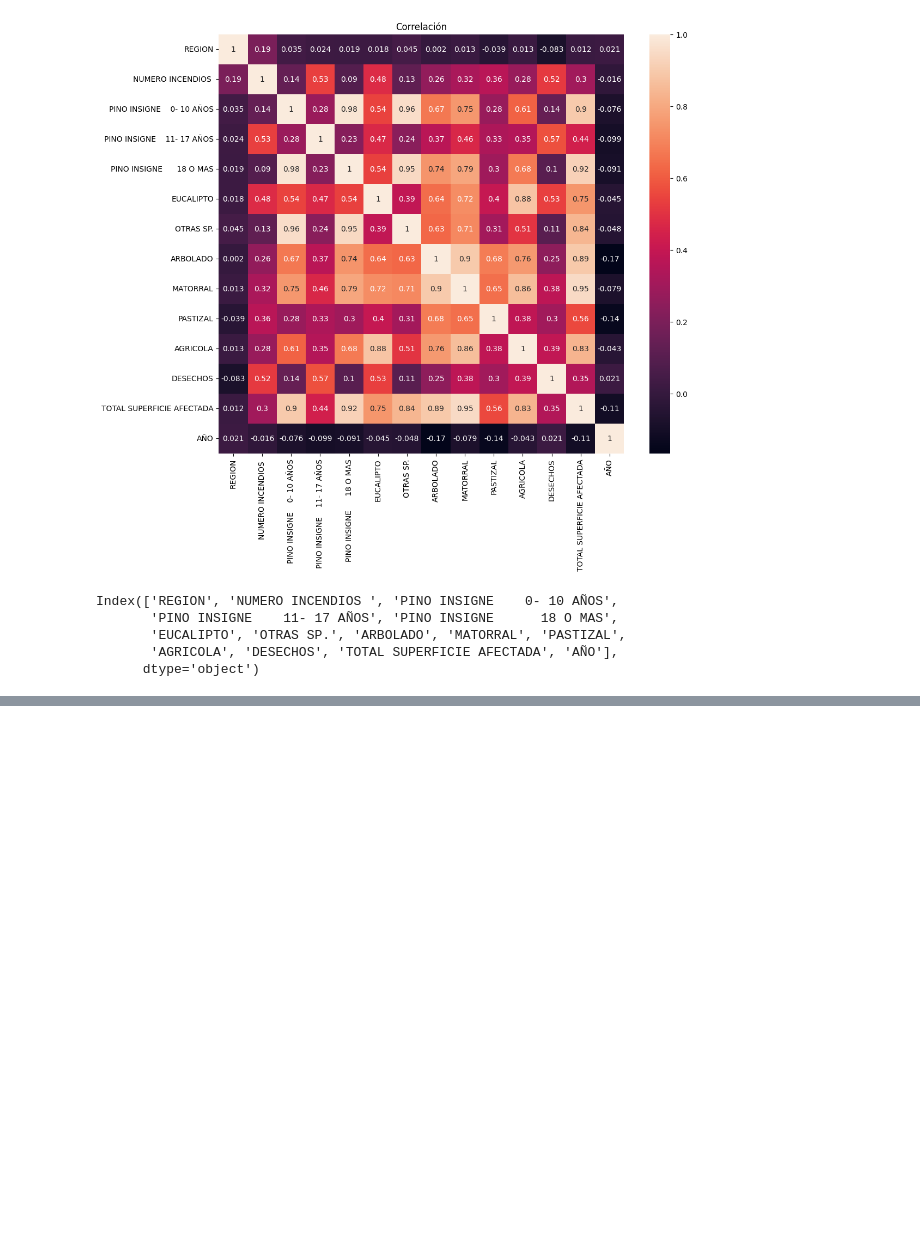
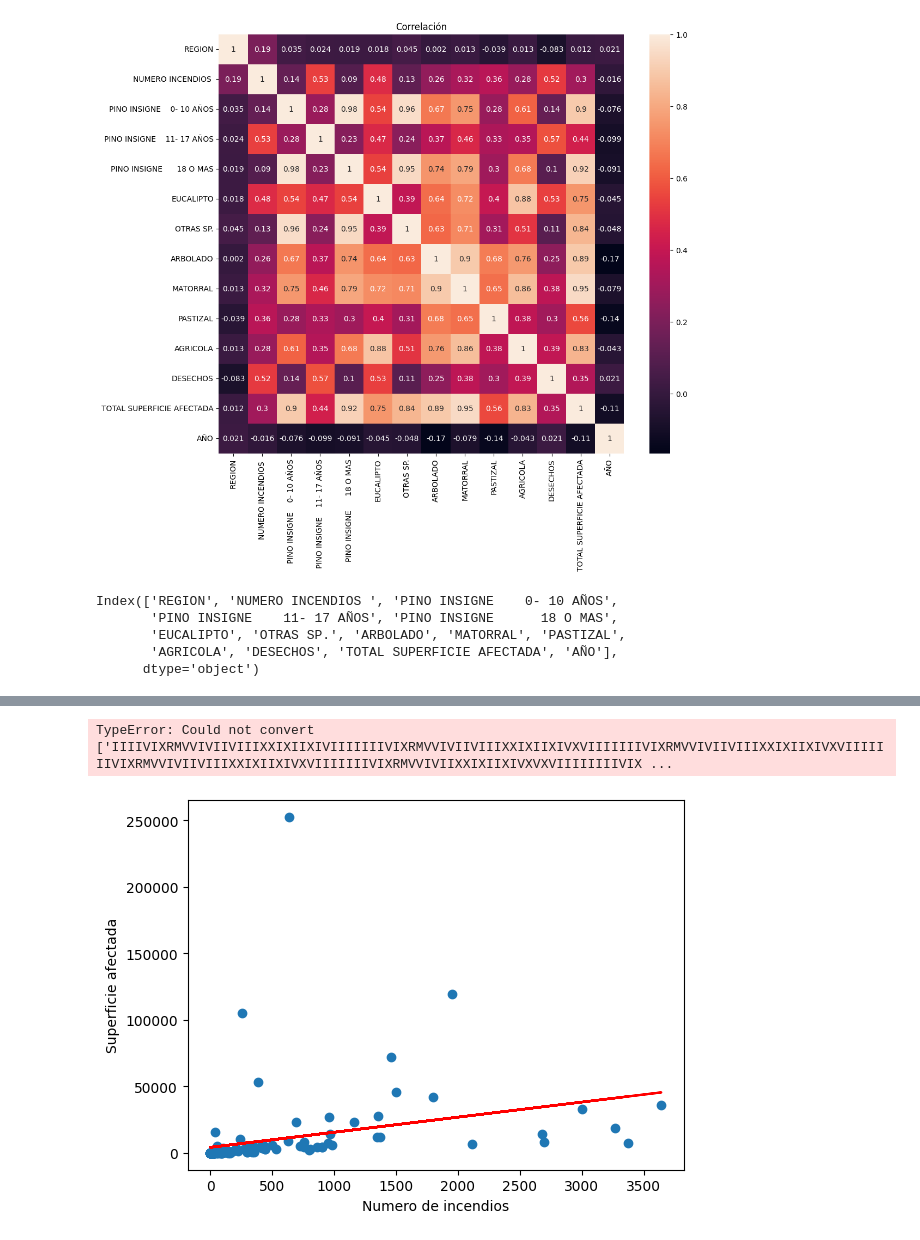
Before and after one commit to ymotomy/Proyecto-IMT2200, a Jupyter notebook: Proyecto2.ipynb, the cells around one changed output, grey strips where cells are left out. Saved outputs shown, nothing was run; the diff lists cells and outputs as text; code cells hidden in the pictures; blank space fills up the shorter version.

```diff
--- a/Proyecto2.ipynb
+++ b/Proyecto2.ipynb
@@ -1105,0 +1150,52 @@ plt.show()
+# %%
+import pandas as pd
+import numpy as np
+from sklearn.linear_model import LinearRegression
+from sklearn.model_selection import train_test_split
+from sklearn.metrics import mean_squared_error, r2_score
+
+# df_filtado
+df_filtrado_incendio
+
+
+# Select the features and target
+X = df_filtrado_incendio[["REGION", "AÑO", "NUMERO INCENDIOS "]]
+y = df_filtrado_incendio["TOTAL SUPERFICIE AFECTADA"]
+
+# Normalize the features
+X = (X - X.mean()) / X.std()
+
+# Split the data into training and test sets
+X_train, X_test, y_train, y_test = train_test_split(X, y, test_size=0.25)
+
+# Train the model
+model = LinearRegression()
+model.fit(X_train, y_train)
+
+# Predict the test values
+y_pred = model.predict(X_test)
+
+# Evaluate the model
+print("Mean squared error:", mean_squared_error(y_test, y_pred))
+print("R squared:", r2_score(y_test, y_pred))
+# %% [output]
+TypeError: Could not convert ['IIIIVIXRMVVIVIIVIIIXXIXIIXIVIIIIIIIVIXRMVVIVIIVIIIXXIXIIXIVXVIIIIIIIVIXRMVVIVIIVIIIXXIXIIXIVXVIIIIIIIVIXRMVVIVIIVIIIXXIXIIXIVXVIIIIIIIVIXRMVVIVIIXXIXIIXIVXVXVIIIIIIIIVIX ...
+# %%
+
+from sklearn.linear_model import Lasso
+import matplotlib.pyplot as plt
+
+lr = Lasso(alpha=.5)
+x = df_filtrado_incendio['NUMERO INCENDIOS '].values
+y = df_filtrado_incendio['TOTAL SUPERFICIE AFECTADA'].values
+
+lr.fit(x.reshape(-1,1), y)
+
+plt.scatter(x, y)
+y_reg = x*lr.coef_[0] + lr.intercept_
+plt.xlabel('Numero de incendios')
+plt.ylabel('Superficie afectada')
+plt.plot(x, y_reg, color='red')
+plt.show()
+# %% [output]
+[figure, added]
```
Also changed, not shown: parts of 16 cells of this notebook.
